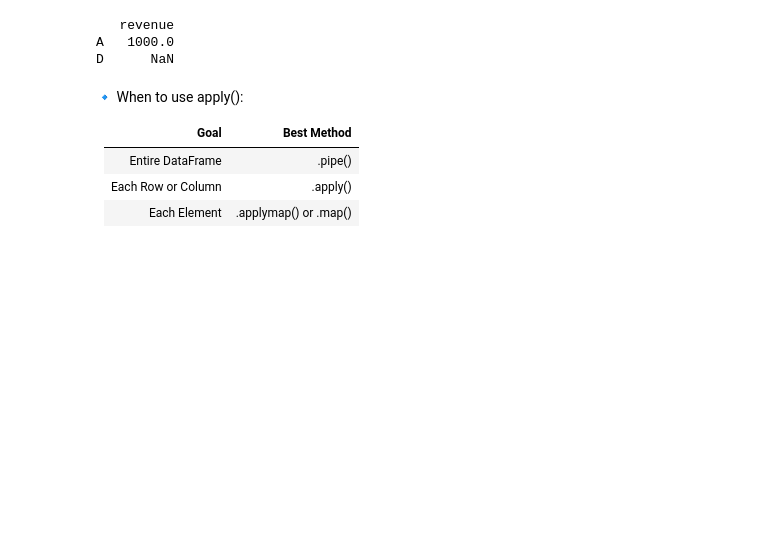
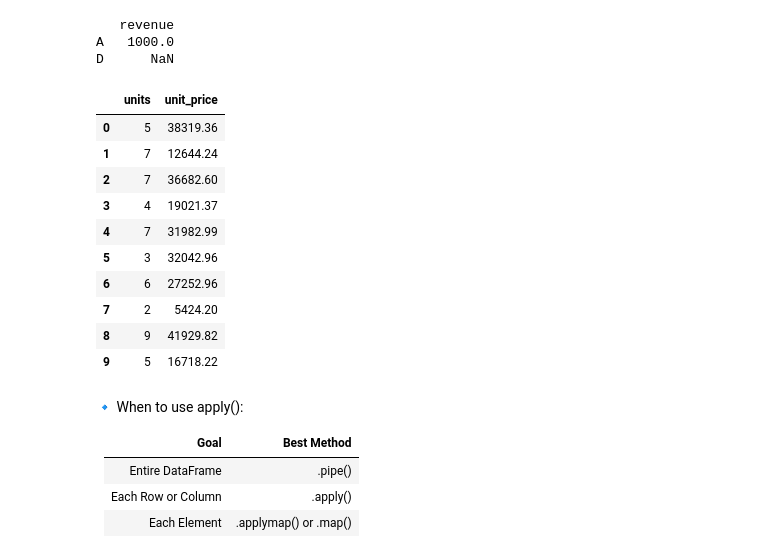
Before and after one commit to Sahil-x-boop/Data_Engineer, a Jupyter notebook: Pandas/session.ipynb, the cells around one changed output. Drawn from its saved outputs; the diff is of its cells as text; code cells hidden in the pictures; blank space fills up the shorter version.

```diff
--- a/Pandas/session.ipynb
+++ b/Pandas/session.ipynb
@@ -390,6 +414,20 @@ print(aligned)
    revenue
 A   1000.0
 D      NaN
+# %%
+df.filter(items= ["units", "unit_price"]).head(10)
+# %% [output]
+|  | units | unit_price |
+| 0 | 5 | 38319.36 |
+| 1 | 7 | 12644.24 |
+| 2 | 7 | 36682.60 |
+| 3 | 4 | 19021.37 |
+| 4 | 7 | 31982.99 |
+| 5 | 3 | 32042.96 |
+| 6 | 6 | 27252.96 |
+| 7 | 2 | 5424.20 |
+| 8 | 9 | 41929.82 |
+| 9 | 5 | 16718.22 |
 # %% [markdown]
 🔹 When to use apply():
 
```
Also changed, not shown: parts of 16 cells of this notebook, 2 other files.
